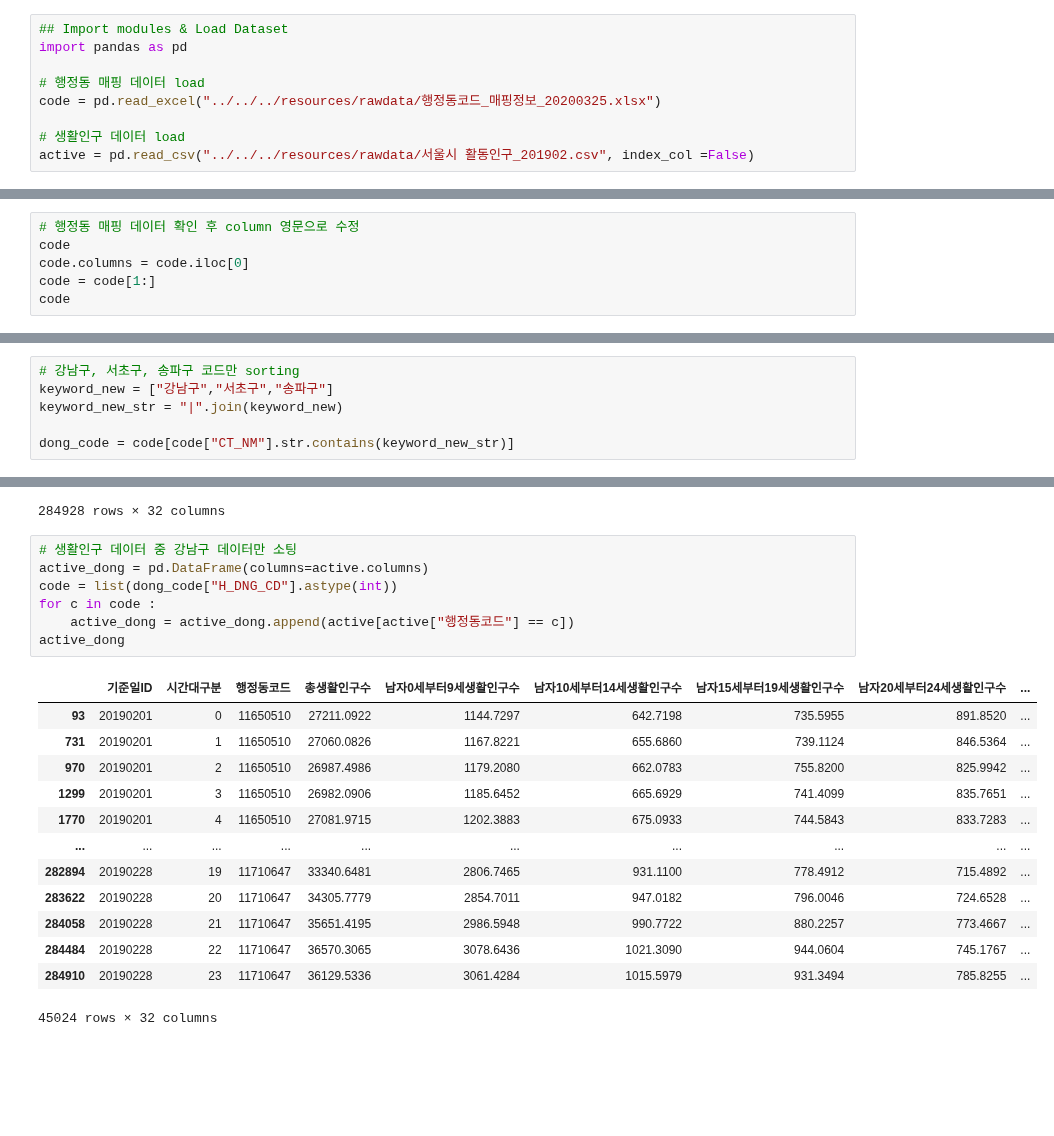
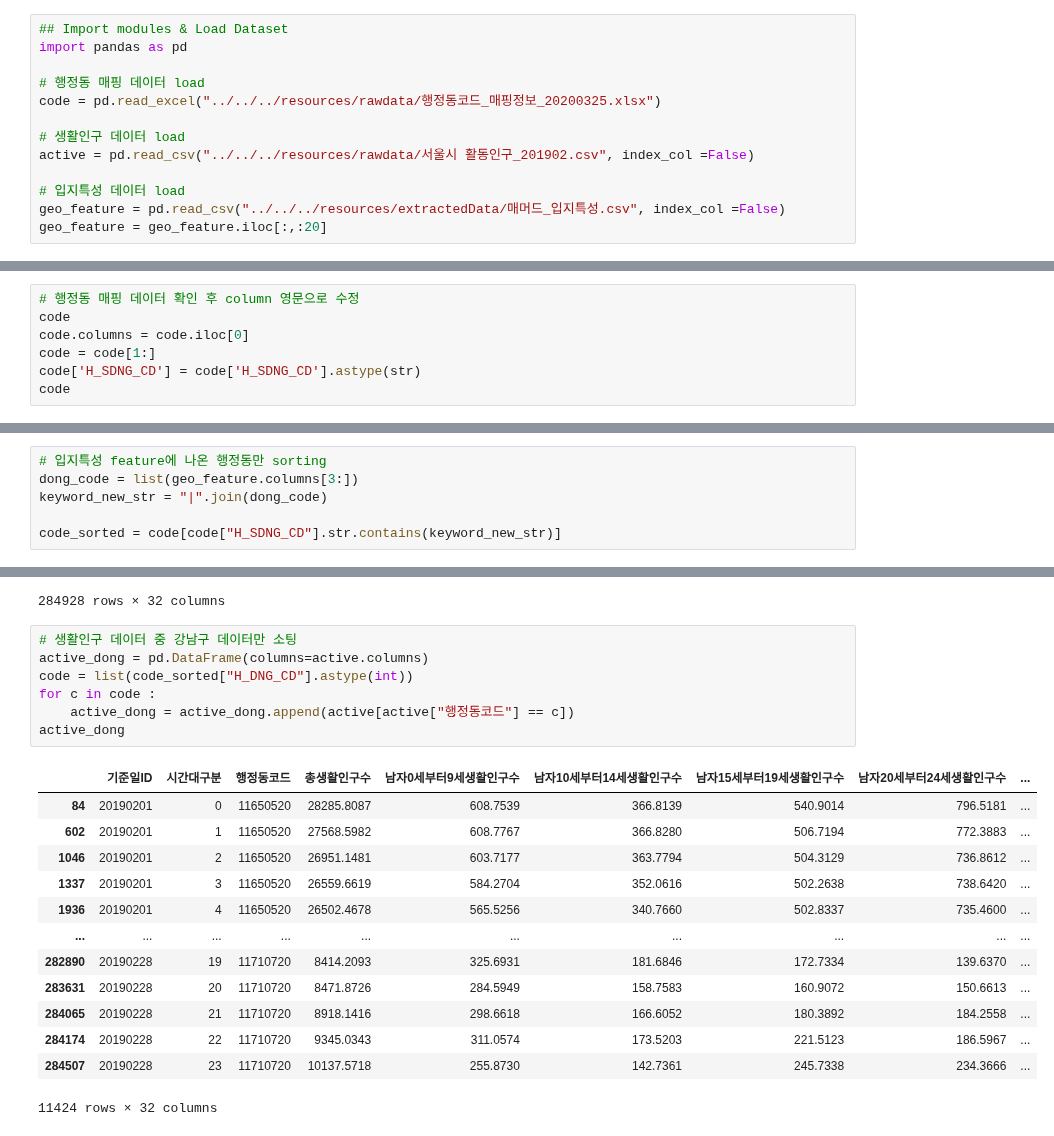
Before and after one commit to POSdata-Sales-Prediction/Store-operation-consulting, a Jupyter notebook: Data Preprocessing/sub2/gangnam_hourly_activePeople.ipynb, the cells around one changed output, grey strips where cells are left out. Saved outputs shown, nothing was run; the diff lists cells and outputs as text; blank space fills up the shorter version.

```diff
--- a/Data Preprocessing/sub2/gangnam_hourly_activePeople.ipynb
+++ b/Data Preprocessing/sub2/gangnam_hourly_activePeople.ipynb
@@ -10,3 +10,7 @@ code = pd.read_excel("../../../resources/rawdata/행정동코드_매핑정보_20
 
 # 생활인구 데이터 load
 active = pd.read_csv("../../../resources/rawdata/서울시 활동인구_201902.csv", index_col =False)
+
+# 입지특성 데이터 load
+geo_feature = pd.read_csv("../../../resources/extractedData/매머드_입지특성.csv", index_col =False)
+geo_feature = geo_feature.iloc[:,:20]
@@ -15,6 +39,7 @@ active = pd.read_csv("../../../resources/rawdata/서울시 활동인구_201902.c
 code
 code.columns = code.iloc[0]
 code = code[1:]
+code['H_SDNG_CD'] = code['H_SDNG_CD'].astype(str)
 code
 # %% [output]
 |  | H_SDNG_CD | H_DNG_CD | DO_NM | CT_NM | H_DNG_NM |
@@ -31,8 +56,8 @@ code
 | 424 | 1125074 | 11740685 | 서울 | 강동구 | 길동 |
 424 rows × 5 columns
 # %%
-# 강남구, 서초구, 송파구 코드만 sorting
-keyword_new = ["강남구","서초구","송파구"]
-keyword_new_str = "|".join(keyword_new)
+# 입지특성 feature에 나온 행정동만 sorting
+dong_code = list(geo_feature.columns[3:])
+keyword_new_str = "|".join(dong_code)
 
-dong_code = code[code["CT_NM"].str.contains(keyword_new_str)]
+code_sorted = code[code["H_SDNG_CD"].str.contains(keyword_new_str)]
@@ -56,24 +102,24 @@ active
 # %%
 # 생활인구 데이터 중 강남구 데이터만 소팅
 active_dong = pd.DataFrame(columns=active.columns)
-code = list(dong_code["H_DNG_CD"].astype(int))
+code = list(code_sorted["H_DNG_CD"].astype(int))
 for c in code :
     active_dong = active_dong.append(active[active["행정동코드"] == c])
 active_dong
 # %% [output]
 |  | 기준일ID | 시간대구분 | 행정동코드 | 총생활인구수 | 남자0세부터9세생활인구수 | 남자10세부터14세생활인구수 | 남자15세부터19세생활인구수 | 남자20세부터24세생활인구수 | ... |
-| 93 | 20190201 | 0 | 11650510 | 27211.0922 | 1144.7297 | 642.7198 | 735.5955 | 891.8520 | ... |
-| 731 | 20190201 | 1 | 11650510 | 27060.0826 | 1167.8221 | 655.6860 | 739.1124 | 846.5364 | ... |
-| 970 | 20190201 | 2 | 11650510 | 26987.4986 | 1179.2080 | 662.0783 | 755.8200 | 825.9942 | ... |
-| 1299 | 20190201 | 3 | 11650510 | 26982.0906 | 1185.6452 | 665.6929 | 741.4099 | 835.7651 | ... |
-| 1770 | 20190201 | 4 | 11650510 | 27081.9715 | 1202.3883 | 675.0933 | 744.5843 | 833.7283 | ... |
+| 84 | 20190201 | 0 | 11650520 | 28285.8087 | 608.7539 | 366.8139 | 540.9014 | 796.5181 | ... |
+| 602 | 20190201 | 1 | 11650520 | 27568.5982 | 608.7767 | 366.8280 | 506.7194 | 772.3883 | ... |
+| 1046 | 20190201 | 2 | 11650520 | 26951.1481 | 603.7177 | 363.7794 | 504.3129 | 736.8612 | ... |
+| 1337 | 20190201 | 3 | 11650520 | 26559.6619 | 584.2704 | 352.0616 | 502.2638 | 738.6420 | ... |
+| 1936 | 20190201 | 4 | 11650520 | 26502.4678 | 565.5256 | 340.7660 | 502.8337 | 735.4600 | ... |
 | ... | ... | ... | ... | ... | ... | ... | ... | ... | ... |
-| 282894 | 20190228 | 19 | 11710647 | 33340.6481 | 2806.7465 | 931.1100 | 778.4912 | 715.4892 | ... |
-| 283622 | 20190228 | 20 | 11710647 | 34305.7779 | 2854.7011 | 947.0182 | 796.0046 | 724.6528 | ... |
-| 284058 | 20190228 | 21 | 11710647 | 35651.4195 | 2986.5948 | 990.7722 | 880.2257 | 773.4667 | ... |
-| 284484 | 20190228 | 22 | 11710647 | 36570.3065 | 3078.6436 | 1021.3090 | 944.0604 | 745.1767 | ... |
-| 284910 | 20190228 | 23 | 11710647 | 36129.5336 | 3061.4284 | 1015.5979 | 931.3494 | 785.8255 | ... |
+| 282890 | 20190228 | 19 | 11710720 | 8414.2093 | 325.6931 | 181.6846 | 172.7334 | 139.6370 | ... |
+| 283631 | 20190228 | 20 | 11710720 | 8471.8726 | 284.5949 | 158.7583 | 160.9072 | 150.6613 | ... |
+| 284065 | 20190228 | 21 | 11710720 | 8918.1416 | 298.6618 | 166.6052 | 180.3892 | 184.2558 | ... |
+| 284174 | 20190228 | 22 | 11710720 | 9345.0343 | 311.0574 | 173.5203 | 221.5123 | 186.5967 | ... |
+| 284507 | 20190228 | 23 | 11710720 | 10137.5718 | 255.8730 | 142.7361 | 245.7338 | 234.3666 | ... |
-45024 rows × 32 columns
+11424 rows × 32 columns
 # %%
 # 생활 인구 데이터 중 총 생활 인구수만 사용
 active_dong = active_dong.iloc[:,[0,1,2,3]]
```
Also changed, not shown: parts of 4 cells of this notebook, 1 other file.
